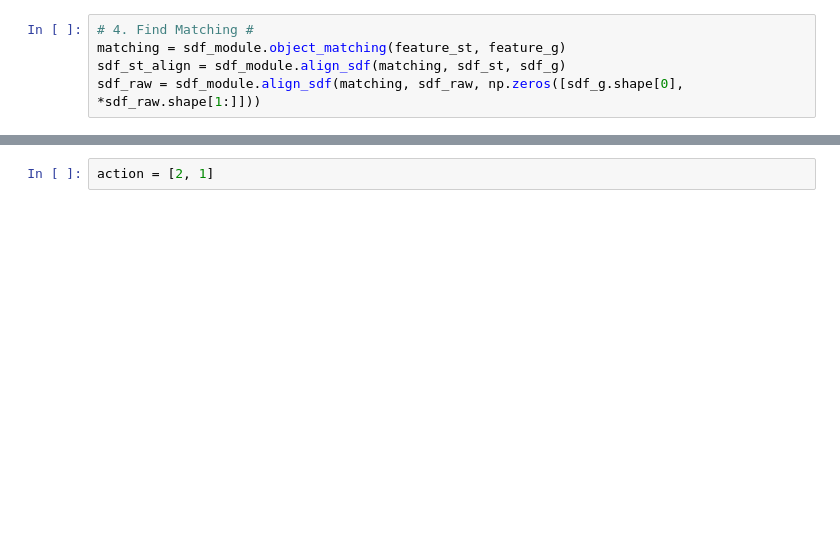
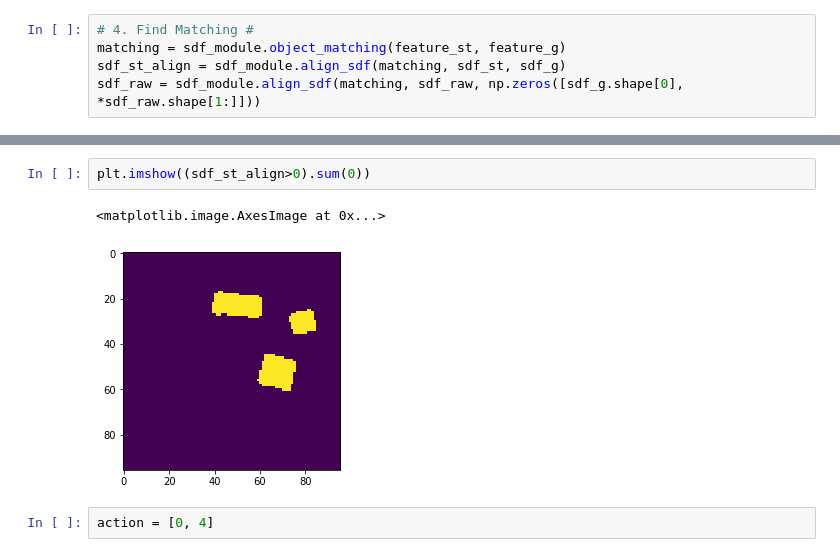
Before and after one commit to hogunkee/ur5_manipulation, a Jupyter notebook: realrobot/test_sdfgcn.ipynb, the cells around one changed output, grey strips where cells are left out. Cells and saved outputs as stored; diff of their text form; blank space fills up the shorter version.

```diff
--- a/realrobot/test_sdfgcn.ipynb
+++ b/realrobot/test_sdfgcn.ipynb
@@ -120,5 +141,10 @@ plt.imshow(sdf_st_align[2]>0)
-# %%
-action = [2, 1]
+# %%
+plt.imshow((sdf_st_align>0).sum(0))
+# %% [output]
+<matplotlib.image.AxesImage at 0x...>
+[figure, added]
+# %%
+action = [0, 4]
 # %%
 # 6. Pushing #
 (next_state_img, _), reward, done, info = env.step(action, sdf_st_align, sdf_g)
```
Also changed, not shown: parts of 10 cells of this notebook, 3 other files.
